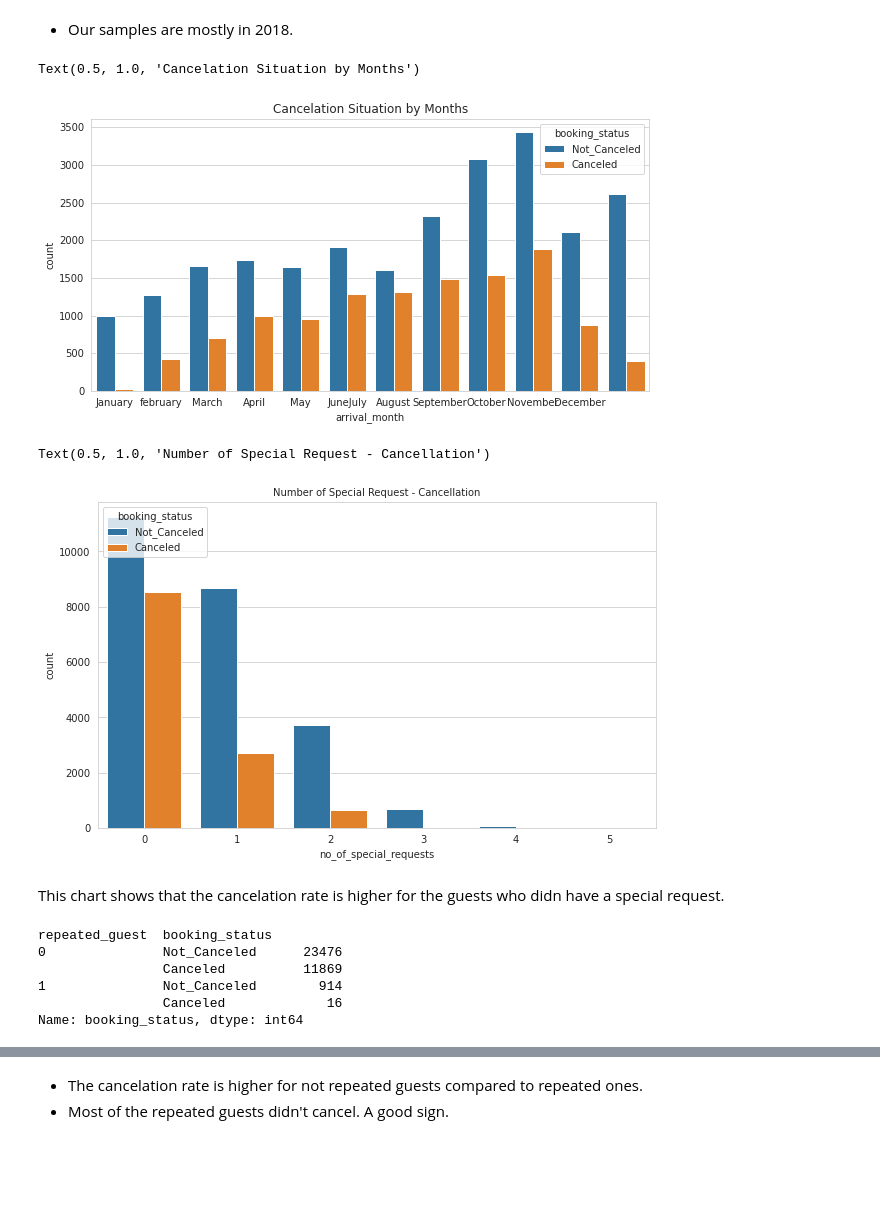
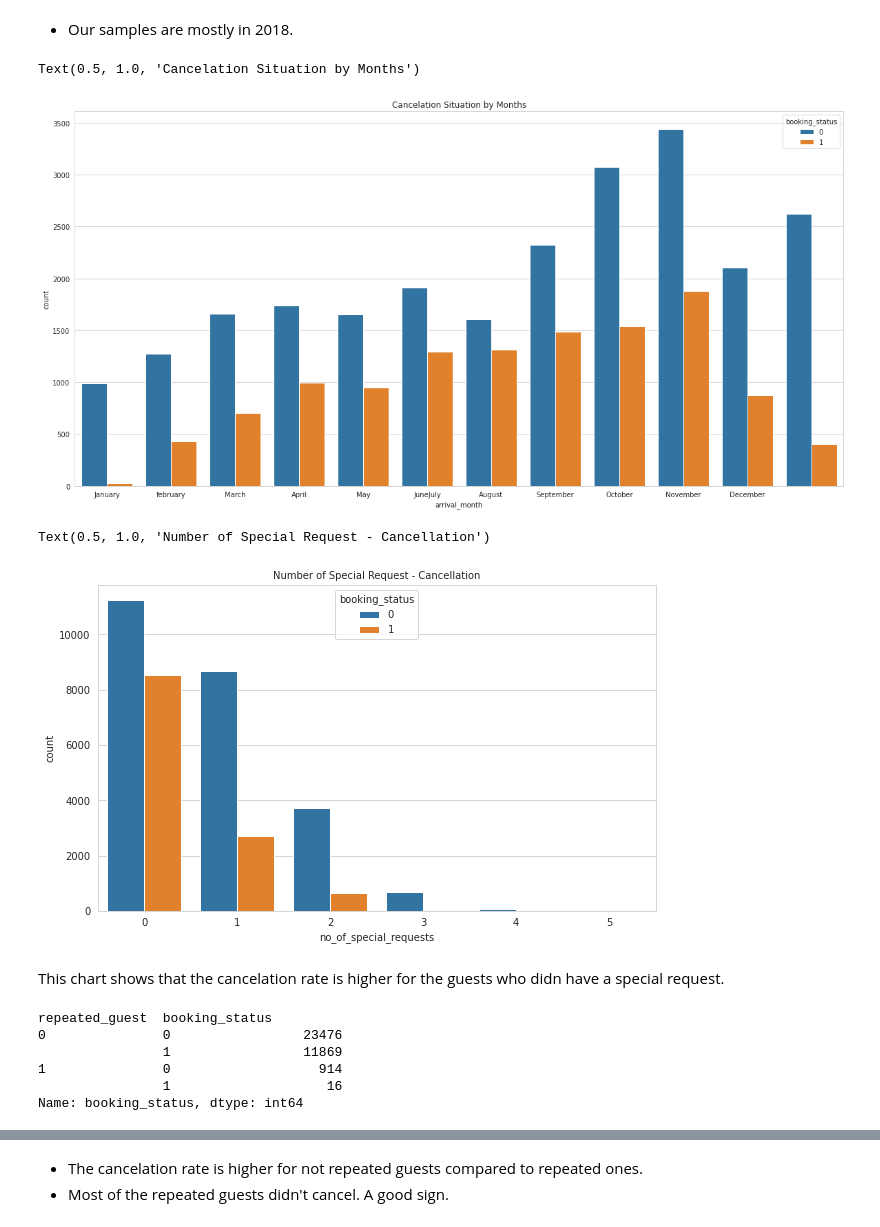
Before and after one commit to rimchristian/Hotel-Reservation-ML-Model, a Jupyter notebook: hotelbooking.ipynb, the cells around one changed output, grey strips where cells are left out. Saved outputs shown, nothing was run; the diff lists cells and outputs as text; code cells hidden in the pictures; blank space fills up the shorter version.

```diff
--- a/hotelbooking.ipynb
+++ b/hotelbooking.ipynb
@@ -72,7 +71,7 @@ def evaluate_classification(model, X_test, y_test, cmap='Greens',
 # %% [markdown]
 # **Load and Inspect the Data**
 # %%
-filename = '/content/Hotel Reservations.csv'
+filename = '/content/hotelreservations.csv'
 df = pd.read_csv(filename)
 # %%
 # display the first 5 rows
@@ -279,29 +270,29 @@ Text(0.5, 1.0, 'Number of Bookings by Year')
 # %% [markdown]
 - Our samples are mostly in 2018.
 # %%
-plt.figure(figsize=(10,5))
-sns.countplot(df['arrival_month'], hue=df['booking_status'])
-plt.xticks(np.arange(0,12),["January", "february", "March", "April","May","June"
+plt.figure(figsize=(20,10))
+sns.countplot(df["arrival_month"], hue=df["booking_status"])
+plt.xticks(np.arange(0,11),["January", "february", "March", "April","May","June"
 "July","August","September","October","November","December"])
-plt.title('Cancelation Situation by Months')
+plt.title("Cancelation Situation by Months")
 # %% [output]
 Text(0.5, 1.0, 'Cancelation Situation by Months')
-[figure, old version]
+[figure, new version]
 # %%
 plt.figure(figsize=(10,6))
 sns.countplot(df['no_of_special_requests'], hue=df['booking_status'])
 plt.title('Number of Special Request - Cancellation', fontsize=10)
 # %% [output]
 Text(0.5, 1.0, 'Number of Special Request - Cancellation')
-[figure, old version]
+[figure, new version]
 # %% [markdown]
 This chart shows that the cancelation rate is higher for the guests who didn have a special request.
 # %%
 df.groupby('repeated_guest')['booking_status'].value_counts()
 # %% [output]
 repeated_guest  booking_status
-0               Not_Canceled      23476
-                Canceled          11869
-1               Not_Canceled        914
-                Canceled             16
+0               0                 23476
+                1                 11869
+1               0                   914
+                1                    16
 Name: booking_status, dtype: int64
```
Also changed, not shown: parts of 17 cells of this notebook.
